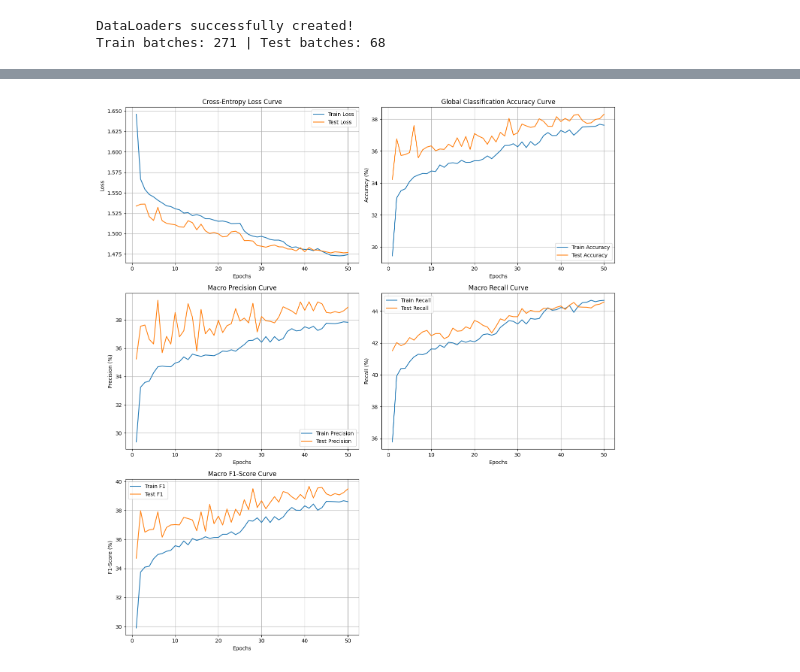
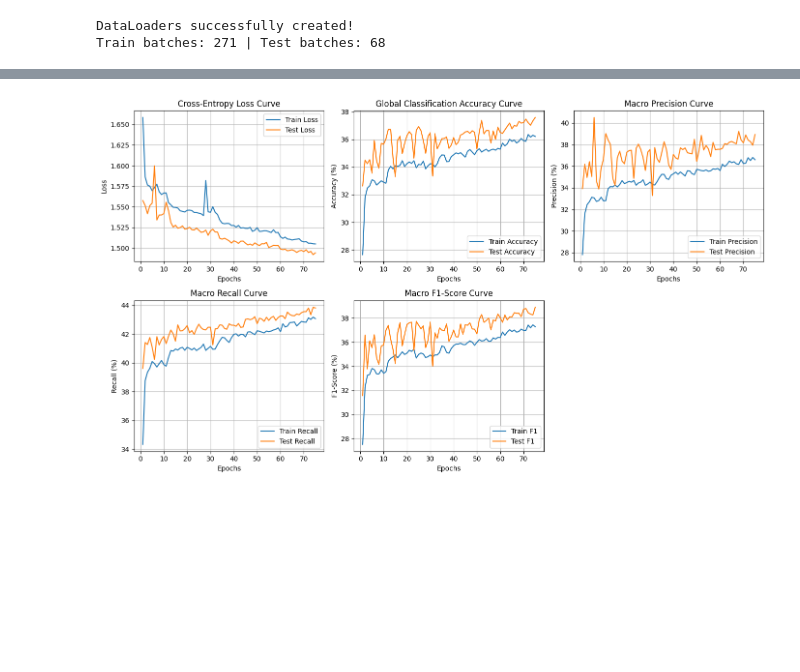
Before and after one commit to Labib1610/Olist_analysis, a Jupyter notebook: notebooks/neural_network_classification.ipynb, the cells around one changed output, grey strips where cells are left out. Saved outputs shown, nothing was run; the diff lists cells and outputs as text; code cells hidden in the pictures; blank space fills up the shorter version.

```diff
--- a/notebooks/neural_network_classification.ipynb
+++ b/notebooks/neural_network_classification.ipynb
@@ -75,7 +75,8 @@ class RegularizedDeepClassifier(nn.Module):
         self.fc3 = nn.Linear(128, 128)
         self.fc4 = nn.Linear(128, 64)
         self.fc5 = nn.Linear(64, 32)
-        self.out = nn.Linear(32, 6)
+        self.fc6 = nn.Linear(32, 16)
+        self.out = nn.Linear(16, 6)
 
         # Activations and Regularization
         self.gelu = nn.GELU()
@@ -117,6 +118,9 @@ class RegularizedDeepClassifier(nn.Module):
         # Layer 5
         x = self.gelu(self.fc5(x))
         x = self.dropout(x)
+        # Layer 6
+        x = self.gelu(self.fc6(x))
+        x = self.dropout(x)
 
 
         x = self.out(x)
@@ -138,7 +142,7 @@ model = RegularizedDeepClassifier(input_dim=input_features, dropout_rate=0.2)
 
 # Loss and Optimizer remain setup for the updated architecture
 criterion = nn.CrossEntropyLoss(weight=class_weights_tensor, label_smoothing=0.1)
-optimizer = optim.AdamW(model.parameters(), lr=0.003, weight_decay=1e-3)
+optimizer = optim.AdamW(model.parameters(), lr=0.01, weight_decay=1e-3)
 scheduler = ReduceLROnPlateau(optimizer, mode='min', factor=0.5, patience=3)
 
 print(model)
@@ -159,7 +164,7 @@ RegularizedDeepClassifier(
 device = torch.device('cuda' if torch.cuda.is_available() else 'cpu')
 model = model.to(device)
 
-epochs = 50
+epochs = 75
 history = {
     'train_loss': [], 'test_loss': [],
     'train_acc': [], 'test_acc': [],
@@ -271,56 +276,56 @@ Epoch 12/50 | Train Loss: 1.5252 - Test Loss: 1.5080 | Test Acc: 36.1% - Test Ma
 # %%
-# ================= VISUALIZATION (3x2 Grid) =================
-fig, axs = plt.subplots(3, 2, figsize=(14, 15))
+# ================= VISUALIZATION (2x3 Grid) =================
+fig, axs = plt.subplots(2, 3, figsize=(14, 8))
 
 # 1. Cross-Entropy Loss Curve
 axs[0, 0].plot(range(1, epochs + 1), history['train_loss'], label='Train Loss')
 axs[0, 0].plot(range(1, epochs + 1), history['test_loss'], label='Test Loss')
 axs[0, 0].set_title('Cross-Entropy Loss Curve')
 axs[0, 0].set_xlabel('Epochs')
 axs[0, 0].set_ylabel('Loss')
 axs[0, 0].legend()
 axs[0, 0].grid(True)
 
 # 2. Global Accuracy Curve
 axs[0, 1].plot(range(1, epochs + 1), [acc * 100 for acc in history['train_acc']], label='Train Accuracy')
 axs[0, 1].plot(range(1, epochs + 1), [acc * 100 for acc in history['test_acc']], label='Test Accuracy')
 axs[0, 1].set_title('Global Classification Accuracy Curve')
 axs[0, 1].set_xlabel('Epochs')
 axs[0, 1].set_ylabel('Accuracy (%)')
 axs[0, 1].legend()
 axs[0, 1].grid(True)
 
 # 3. Macro Precision Curve
-axs[1, 0].plot(range(1, epochs + 1), [p * 100 for p in history['train_precision']], label='Train Precision')
-axs[1, 0].plot(range(1, epochs + 1), [p * 100 for p in history['test_precision']], label='Test Precision')
-axs[1, 0].set_title('Macro Precision Curve')
+axs[0, 2].plot(range(1, epochs + 1), [p * 100 for p in history['train_precision']], label='Train Precision')
+axs[0, 2].plot(range(1, epochs + 1), [p * 100 for p in history['test_precision']], label='Test Precision')
+axs[0, 2].set_title('Macro Precision Curve')
+axs[0, 2].set_xlabel('Epochs')
+axs[0, 2].set_ylabel('Precision (%)')
+axs[0, 2].legend()
+axs[0, 2].grid(True)
+
+# 4. Macro Recall Curve
+axs[1, 0].plot(range(1, epochs + 1), [r * 100 for r in history['train_recall']], label='Train Recall')
+axs[1, 0].plot(range(1, epochs + 1), [r * 100 for r in history['test_recall']], label='Test Recall')
+axs[1, 0].set_title('Macro Recall Curve')
 axs[1, 0].set_xlabel('Epochs')
-axs[1, 0].set_ylabel('Precision (%)')
+axs[1, 0].set_ylabel('Recall (%)')
 axs[1, 0].legend()
 axs[1, 0].grid(True)
 
-# 4. Macro Recall Curve
-axs[1, 1].plot(range(1, epochs + 1), [r * 100 for r in history['train_recall']], label='Train Recall')
-axs[1, 1].plot(range(1, epochs + 1), [r * 100 for r in history['test_recall']], label='Test Recall')
-axs[1, 1].set_title('Macro Recall Curve')
+# 5. Macro F1-Score Curve (The definitive health metric for balanced classes)
+axs[1, 1].plot(range(1, epochs + 1), [f * 100 for f in history['train_f1']], label='Train F1')
+axs[1, 1].plot(range(1, epochs + 1), [f * 100 for f in history['test_f1']], label='Test F1')
+axs[1, 1].set_title('Macro F1-Score Curve')
 axs[1, 1].set_xlabel('Epochs')
-axs[1, 1].set_ylabel('Recall (%)')
+axs[1, 1].set_ylabel('F1-Score (%)')
 axs[1, 1].legend()
 axs[1, 1].grid(True)
 
-# 5. Macro F1-Score Curve (The definitive health metric for balanced classes)
-axs[2, 0].plot(range(1, epochs + 1), [f * 100 for f in history['train_f1']], label='Train F1')
-axs[2, 0].plot(range(1, epochs + 1), [f * 100 for f in history['test_f1']], label='Test F1')
-axs[2, 0].set_title('Macro F1-Score Curve')
-axs[2, 0].set_xlabel('Epochs')
-axs[2, 0].set_ylabel('F1-Score (%)')
-axs[2, 0].legend()
-axs[2, 0].grid(True)
-
 # Remove the empty 6th subplot to preserve symmetry
-fig.delaxes(axs[2, 1])
+fig.delaxes(axs[1, 2])
 
 plt.tight_layout()
 plt.show()
 # %% [output]
-[figure, old version]
+[figure, new version]
```
Also changed, not shown: parts of 2 cells of this notebook, 2 other files.
